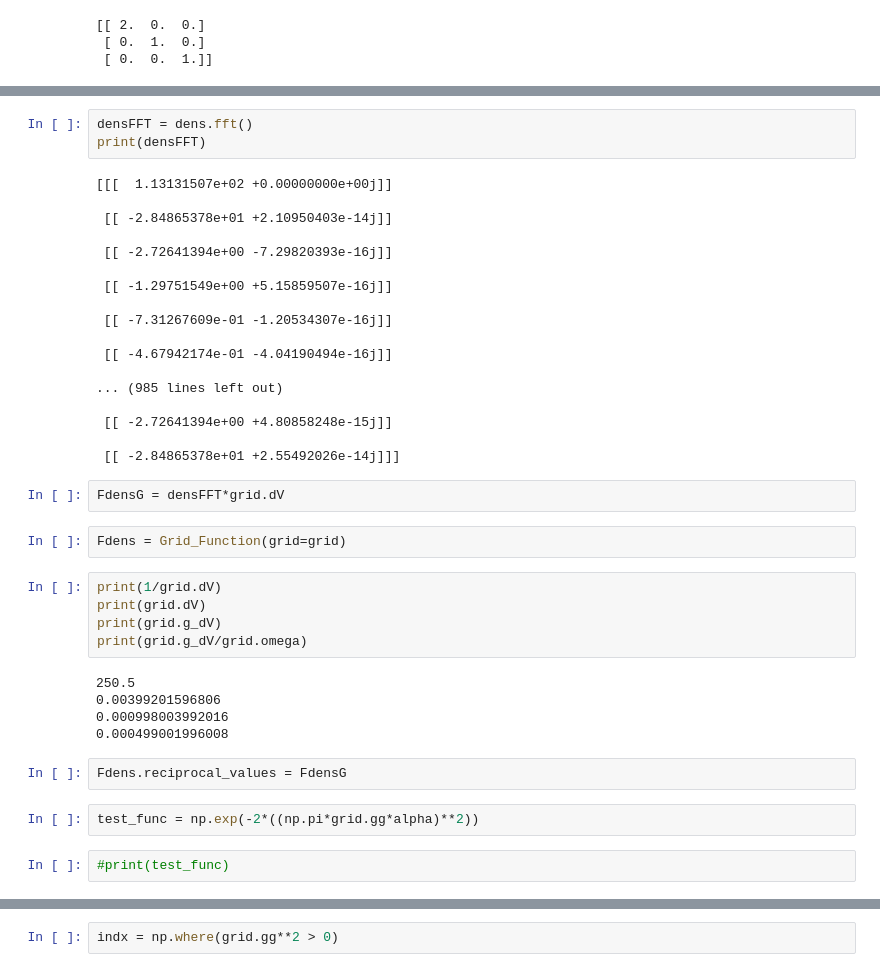
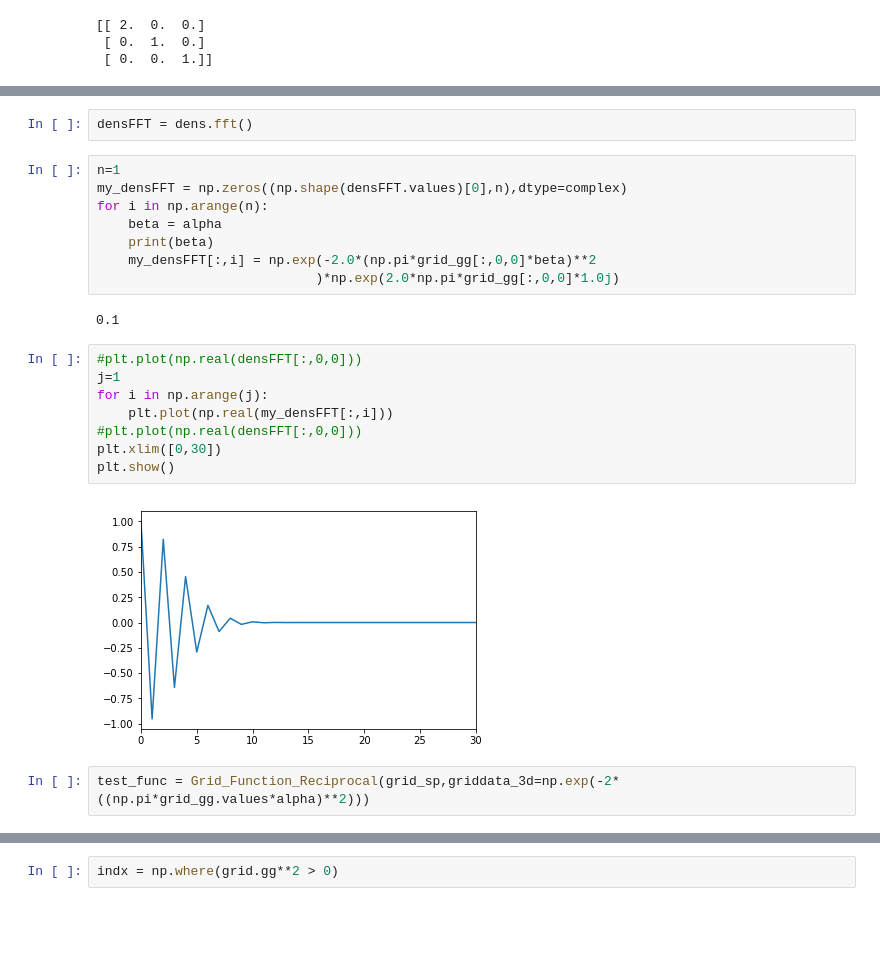
Before and after one commit to alesgenova/pbcpy, a Jupyter notebook: src/vh_prototype_test.ipynb, the cells around one changed output, grey strips where cells are left out. Saved outputs shown, nothing was run; the diff lists cells and outputs as text; blank space fills up the shorter version.

```diff
--- a/src/vh_prototype_test.ipynb
+++ b/src/vh_prototype_test.ipynb
@@ -134,41 +89,24 @@ print(dens.values)
 # %%
 densFFT = dens.fft()
-print(densFFT)
-# %% [output]
-[[[  1.13131507e+02 +0.00000000e+00j]]
-
- [[ -2.84865378e+01 +2.10950403e-14j]]
-
- [[ -2.72641394e+00 -7.29820393e-16j]]
-
- [[ -1.29751549e+00 +5.15859507e-16j]]
-
- [[ -7.31267609e-01 -1.20534307e-16j]]
-
- [[ -4.67942174e-01 -4.04190494e-16j]]
-
-... (985 lines left out)
-
- [[ -2.72641394e+00 +4.80858248e-15j]]
-
- [[ -2.84865378e+01 +2.55492026e-14j]]]
-# %%
-FdensG = densFFT*grid.dV
-# %%
-Fdens = Grid_Function(grid=grid)
-# %%
-print(1/grid.dV)
-print(grid.dV)
-print(grid.g_dV)
-print(grid.g_dV/grid.omega)
-# %% [output]
-250.5
-0.00399201596806
-0.000998003992016
-0.000499001996008
-# %%
-Fdens.reciprocal_values = FdensG
+# %%
+n=1
+my_densFFT = np.zeros((np.shape(densFFT.values)[0],n),dtype=complex)
+for i in np.arange(n):
+    beta = alpha
+    print(beta)
+    my_densFFT[:,i] = np.exp(-2.0*(np.pi*grid_gg[:,0,0]*beta)**2
+                            )*np.exp(2.0*np.pi*grid_gg[:,0,0]*1.0j)
+# %% [output]
+0.1
+# %%
+#plt.plot(np.real(densFFT[:,0,0]))
+j=1
+for i in np.arange(j):
+    plt.plot(np.real(my_densFFT[:,i]))
+#plt.plot(np.real(densFFT[:,0,0]))
+plt.xlim([0,30])
+plt.show()
+# %% [output]
+[figure, added]
 # %%
-test_func = np.exp(-2*((np.pi*grid.gg*alpha)**2))
+test_func = Grid_Function_Reciprocal(grid_sp,griddata_3d=np.exp(-2*((np.pi*grid_gg.values*alpha)**2)))
-# %%
-#print(test_func)
```
Also changed, not shown: parts of 17 cells of this notebook, 3 other files.
